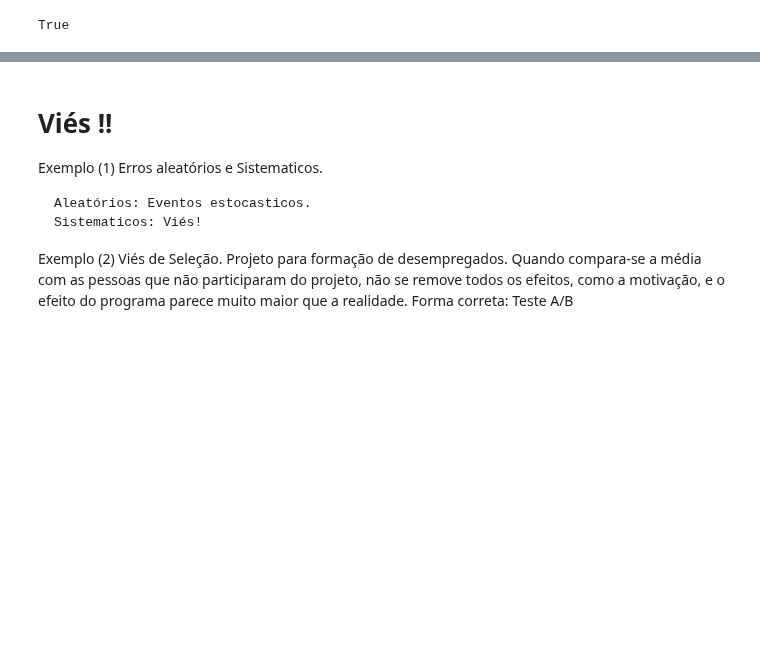
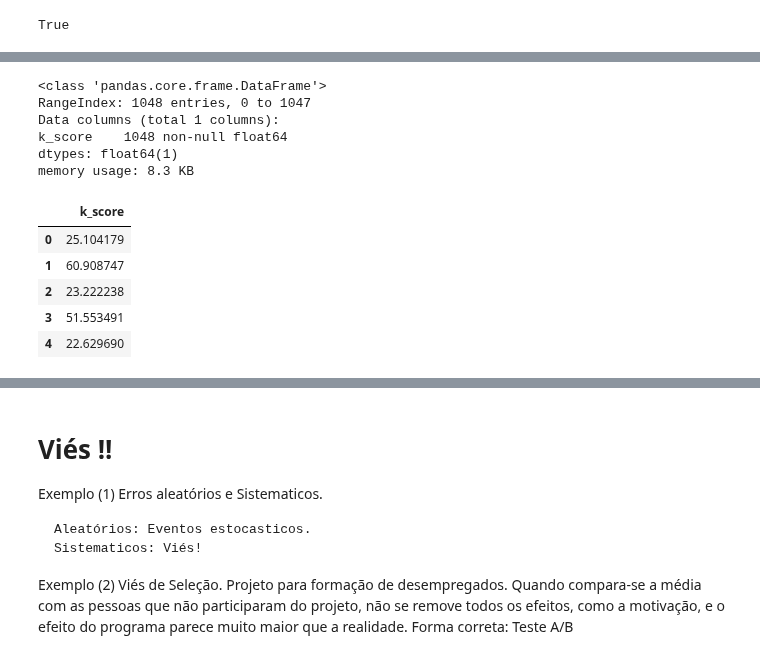
Before and after one commit to sn3fru/datascience_course, a Jupyter notebook: 1-analise-exploratória-basica/06-inferencia1/inferencia_1.ipynb, the cells around one changed output, grey strips where cells are left out. Cells and saved outputs as stored; diff of their text form; code cells hidden in the pictures; blank space fills up the shorter version.

```diff
--- a/1-analise-exploratória-basica/06-inferencia1/inferencia_1.ipynb
+++ b/1-analise-exploratória-basica/06-inferencia1/inferencia_1.ipynb
@@ -359,0 +402,18 @@ True
+# %%
+df.info()
+# %% [output]
+<class 'pandas.core.frame.DataFrame'>
+RangeIndex: 1048 entries, 0 to 1047
+Data columns (total 1 columns):
+k_score    1048 non-null float64
+dtypes: float64(1)
+memory usage: 8.3 KB
+# %%
+df.head()
+# %% [output]
+|  | k_score |
+| 0 | 25.104179 |
+| 1 | 60.908747 |
+| 2 | 23.222238 |
+| 3 | 51.553491 |
+| 4 | 22.629690 |
```
Also changed, not shown: parts of 53 cells of this notebook, 1 other file.
